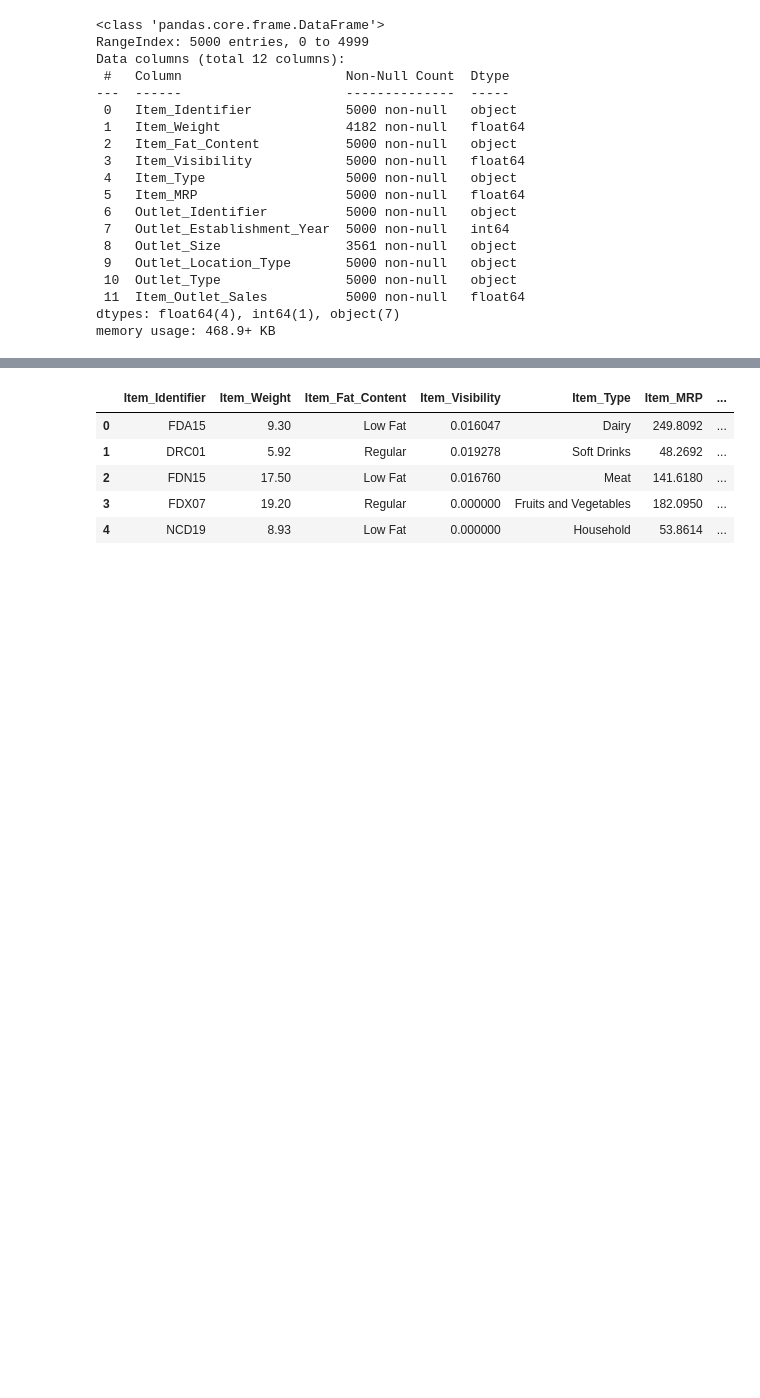
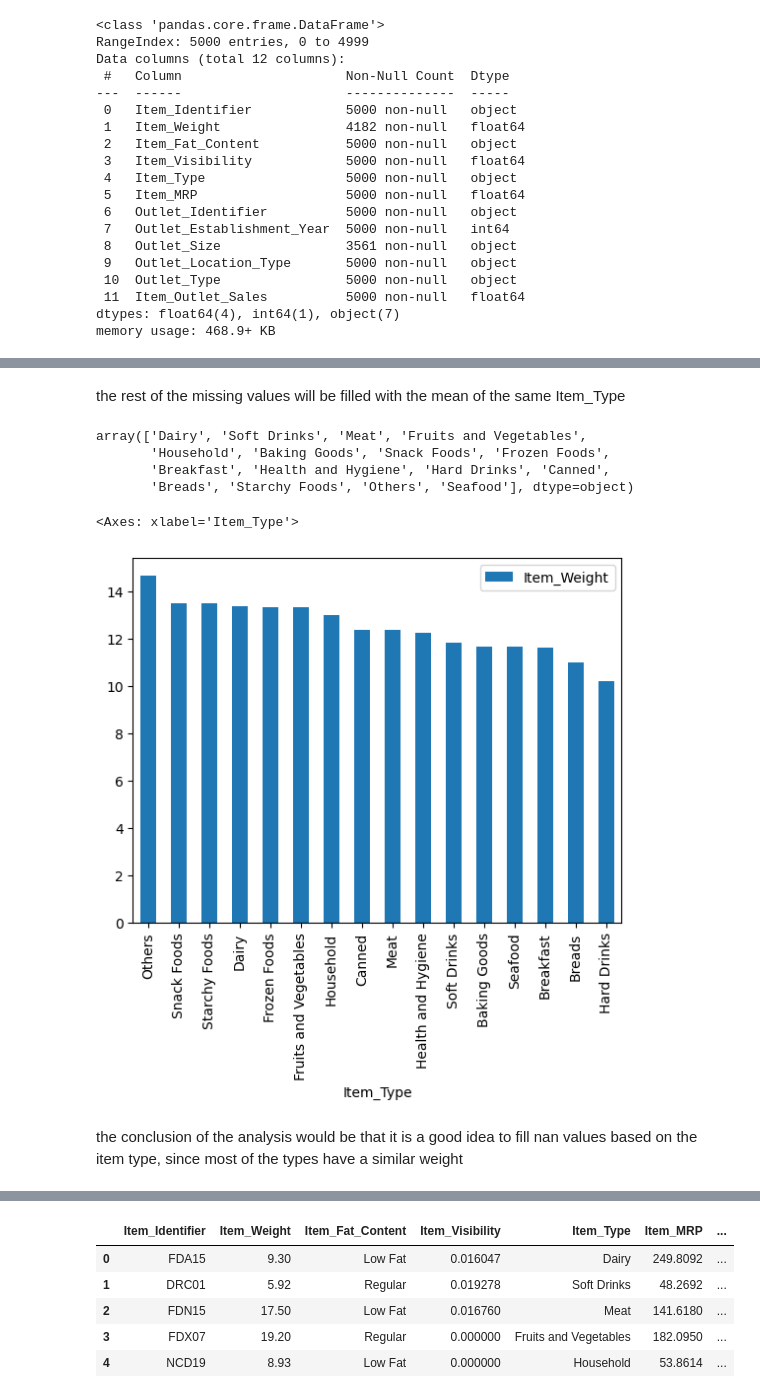
Before and after one commit to jlang62/machine-learning-exercises, a Jupyter notebook: exam/notebooks/Problem4.ipynb, the cells around one changed output, grey strips where cells are left out. Drawn from its saved outputs; the diff is of its cells as text; code cells hidden in the pictures; blank space fills up the shorter version.

```diff
--- a/exam/notebooks/Problem4.ipynb
+++ b/exam/notebooks/Problem4.ipynb
@@ -73,5 +122 @@ Item_Outlet_Sales            0
 dtype: int64
-# %%
-# fill the missing values with the mean of the column
-df.fillna(df.mean(), inplace=True)
-df['Outlet_Size'].fillna(df['Outlet_Size'].mode()[0], inplace=True)
@@ -77,0 +157,3 @@ df['Outlet_Size'].fillna(df['Outlet_Size'].mode()[0], inplace=True)
+# %%
+# fill item weight Item_Weight missing values with equal Item_Identifier values
+df['Item_Weight'] = df.groupby('Item_Identifier')['Item_Weight'].transform(lambda x: x.fillna(x.mean()))
@@ -77,0 +185,17 @@ df['Outlet_Size'].fillna(df['Outlet_Size'].mode()[0], inplace=True)
+# %% [markdown]
+the rest of the missing values will be filled with the mean of the same Item_Type
+# %%
+df.Item_Type.unique()
+# %% [output]
+array(['Dairy', 'Soft Drinks', 'Meat', 'Fruits and Vegetables',
+       'Household', 'Baking Goods', 'Snack Foods', 'Frozen Foods',
+       'Breakfast', 'Health and Hygiene', 'Hard Drinks', 'Canned',
+       'Breads', 'Starchy Foods', 'Others', 'Seafood'], dtype=object)
+# %%
+# plot the groupby data
+df.groupby('Item_Type').median('Item_Weight')[['Item_Weight']].sort_values(by='Item_Weight', ascending=False).plot(kind='bar')
+# %% [output]
+<Axes: xlabel='Item_Type'>
+[figure, added]
+# %% [markdown]
+the conclusion of the analysis would be that it is a good idea to fill nan values based on the item type, since most of the types have a similar weight
```
Also changed, not shown: parts of 58 cells of this notebook, 5 other files.
